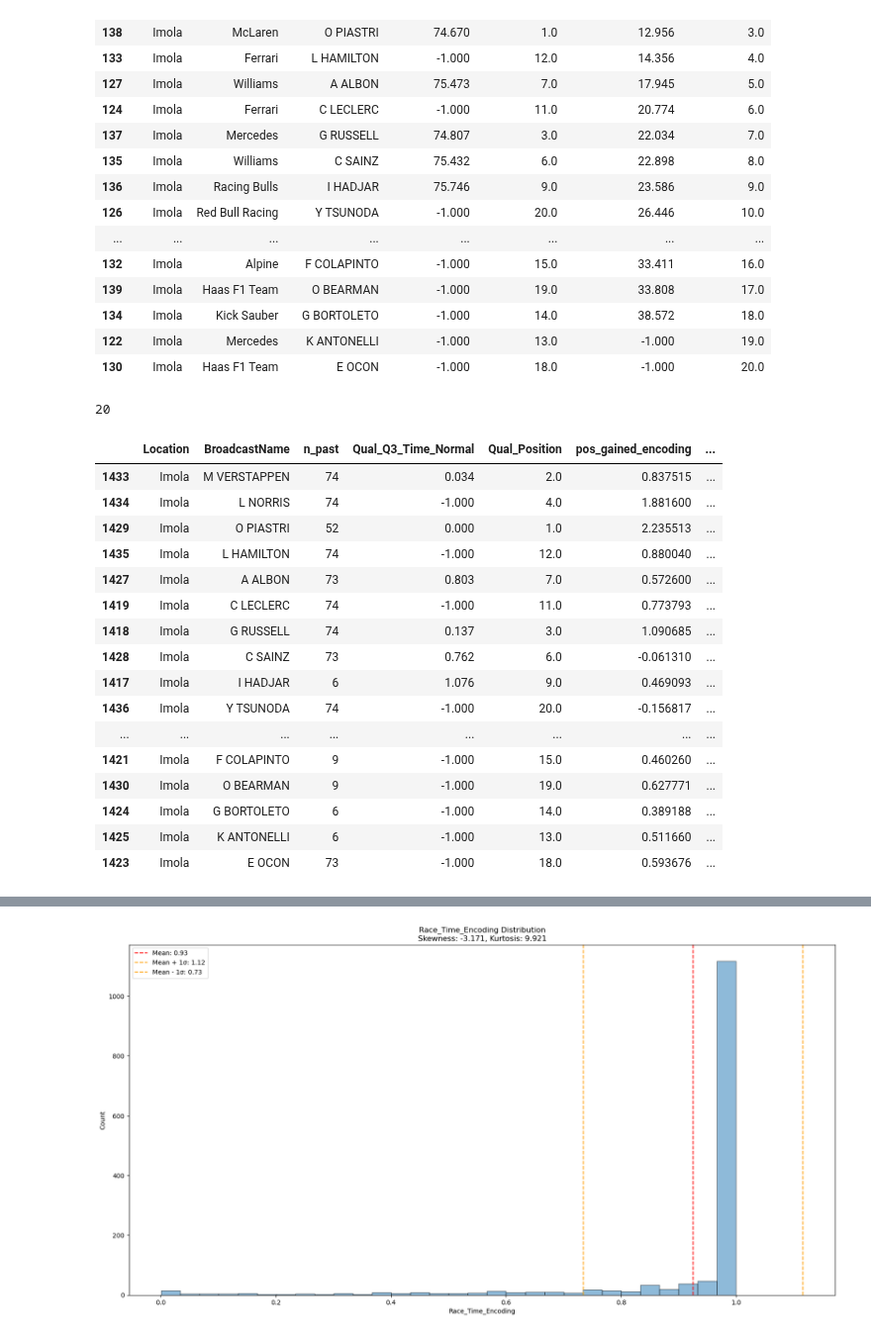
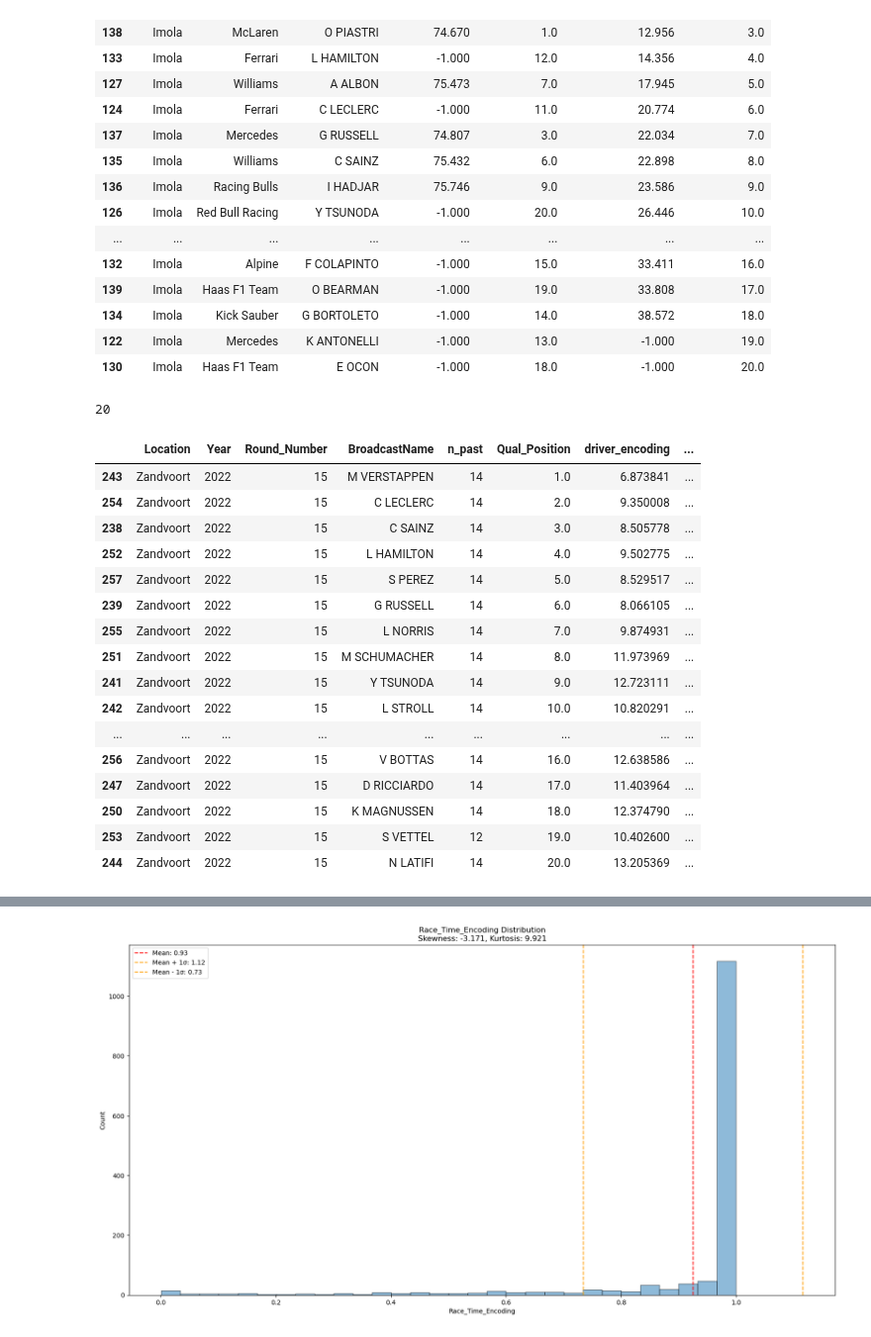
Before and after one commit to rohank36/f1, a Jupyter notebook: experiment.ipynb, the cells around one changed output, grey strips where cells are left out. Shown at 99% size. Drawn from its saved outputs; the diff is of its cells as text; code cells hidden in the pictures.

```diff
--- a/experiment.ipynb
+++ b/experiment.ipynb
@@ -66,26 +66,9 @@ data_base.loc[row_condition,["Location","TeamName","BroadcastName","Qual_Q3_Time
 | 122 | Imola | Mercedes | K ANTONELLI | -1.000 | 13.0 | -1.000 | 19.0 |
 | 130 | Imola | Haas F1 Team | E OCON | -1.000 | 18.0 | -1.000 | 20.0 |
 # %%
-row_condition = (data["Year"]==2025)&(data["Round_Number"]==7)
-info = data.loc[row_condition,["Location","BroadcastName","n_past","Qual_Q3_Time_Normal","Qual_Position","pos_gained_encoding","n_past_podiums_last_5","n_past_podiums","ewa_driver_results","Race_Time_Encoding","n_past_race_wins","Race_Position"]].head(20).sort_values(by="Race_Position")
-print(len(info))
-info
+
+def yuh(year,round):
+    row_condition = (data["Year"]==year)&(data["Round_Number"]==round)
+    info = data.loc[row_condition,["Location","Year","Round_Number","BroadcastName","n_past","Qual_Position","driver_encoding","Race_Position"]].sort_values(by="Qual_Position")
+    print(len(info))
+    return info
-# %% [output]
-20
-|  | Location | BroadcastName | n_past | Qual_Q3_Time_Normal | Qual_Position | pos_gained_encoding | ... |
-| 1433 | Imola | M VERSTAPPEN | 74 | 0.034 | 2.0 | 0.837515 | ... |
-| 1434 | Imola | L NORRIS | 74 | -1.000 | 4.0 | 1.881600 | ... |
-| 1429 | Imola | O PIASTRI | 52 | 0.000 | 1.0 | 2.235513 | ... |
-| 1435 | Imola | L HAMILTON | 74 | -1.000 | 12.0 | 0.880040 | ... |
-| 1427 | Imola | A ALBON | 73 | 0.803 | 7.0 | 0.572600 | ... |
-| 1419 | Imola | C LECLERC | 74 | -1.000 | 11.0 | 0.773793 | ... |
-| 1418 | Imola | G RUSSELL | 74 | 0.137 | 3.0 | 1.090685 | ... |
-| 1428 | Imola | C SAINZ | 73 | 0.762 | 6.0 | -0.061310 | ... |
-| 1417 | Imola | I HADJAR | 6 | 1.076 | 9.0 | 0.469093 | ... |
-| 1436 | Imola | Y TSUNODA | 74 | -1.000 | 20.0 | -0.156817 | ... |
-| ... | ... | ... | ... | ... | ... | ... | ... |
-| 1421 | Imola | F COLAPINTO | 9 | -1.000 | 15.0 | 0.460260 | ... |
-| 1430 | Imola | O BEARMAN | 9 | -1.000 | 19.0 | 0.627771 | ... |
-| 1424 | Imola | G BORTOLETO | 6 | -1.000 | 14.0 | 0.389188 | ... |
-| 1425 | Imola | K ANTONELLI | 6 | -1.000 | 13.0 | 0.511660 | ... |
-| 1423 | Imola | E OCON | 73 | -1.000 | 18.0 | 0.593676 | ... |
@@ -92,3 +77,24 @@ info
+# %%
+yuh(2022,15)
+# %% [output]
+20
+|  | Location | Year | Round_Number | BroadcastName | n_past | Qual_Position | driver_encoding | ... |
+| 243 | Zandvoort | 2022 | 15 | M VERSTAPPEN | 14 | 1.0 | 6.873841 | ... |
+| 254 | Zandvoort | 2022 | 15 | C LECLERC | 14 | 2.0 | 9.350008 | ... |
+| 238 | Zandvoort | 2022 | 15 | C SAINZ | 14 | 3.0 | 8.505778 | ... |
+| 252 | Zandvoort | 2022 | 15 | L HAMILTON | 14 | 4.0 | 9.502775 | ... |
+| 257 | Zandvoort | 2022 | 15 | S PEREZ | 14 | 5.0 | 8.529517 | ... |
+| 239 | Zandvoort | 2022 | 15 | G RUSSELL | 14 | 6.0 | 8.066105 | ... |
+| 255 | Zandvoort | 2022 | 15 | L NORRIS | 14 | 7.0 | 9.874931 | ... |
+| 251 | Zandvoort | 2022 | 15 | M SCHUMACHER | 14 | 8.0 | 11.973969 | ... |
+| 241 | Zandvoort | 2022 | 15 | Y TSUNODA | 14 | 9.0 | 12.723111 | ... |
+| 242 | Zandvoort | 2022 | 15 | L STROLL | 14 | 10.0 | 10.820291 | ... |
+| ... | ... | ... | ... | ... | ... | ... | ... | ... |
+| 256 | Zandvoort | 2022 | 15 | V BOTTAS | 14 | 16.0 | 12.638586 | ... |
+| 247 | Zandvoort | 2022 | 15 | D RICCIARDO | 14 | 17.0 | 11.403964 | ... |
+| 250 | Zandvoort | 2022 | 15 | K MAGNUSSEN | 14 | 18.0 | 12.374790 | ... |
+| 253 | Zandvoort | 2022 | 15 | S VETTEL | 12 | 19.0 | 10.402600 | ... |
+| 244 | Zandvoort | 2022 | 15 | N LATIFI | 14 | 20.0 | 13.205369 | ... |
 # %%
 dataset = Dataset_v1("data/train_data_new.csv","data/test_data_new.csv",False)
 dataset.build_features_into_dataset()
```
Also changed, not shown: parts of 6 cells of this notebook, 8 other files.
